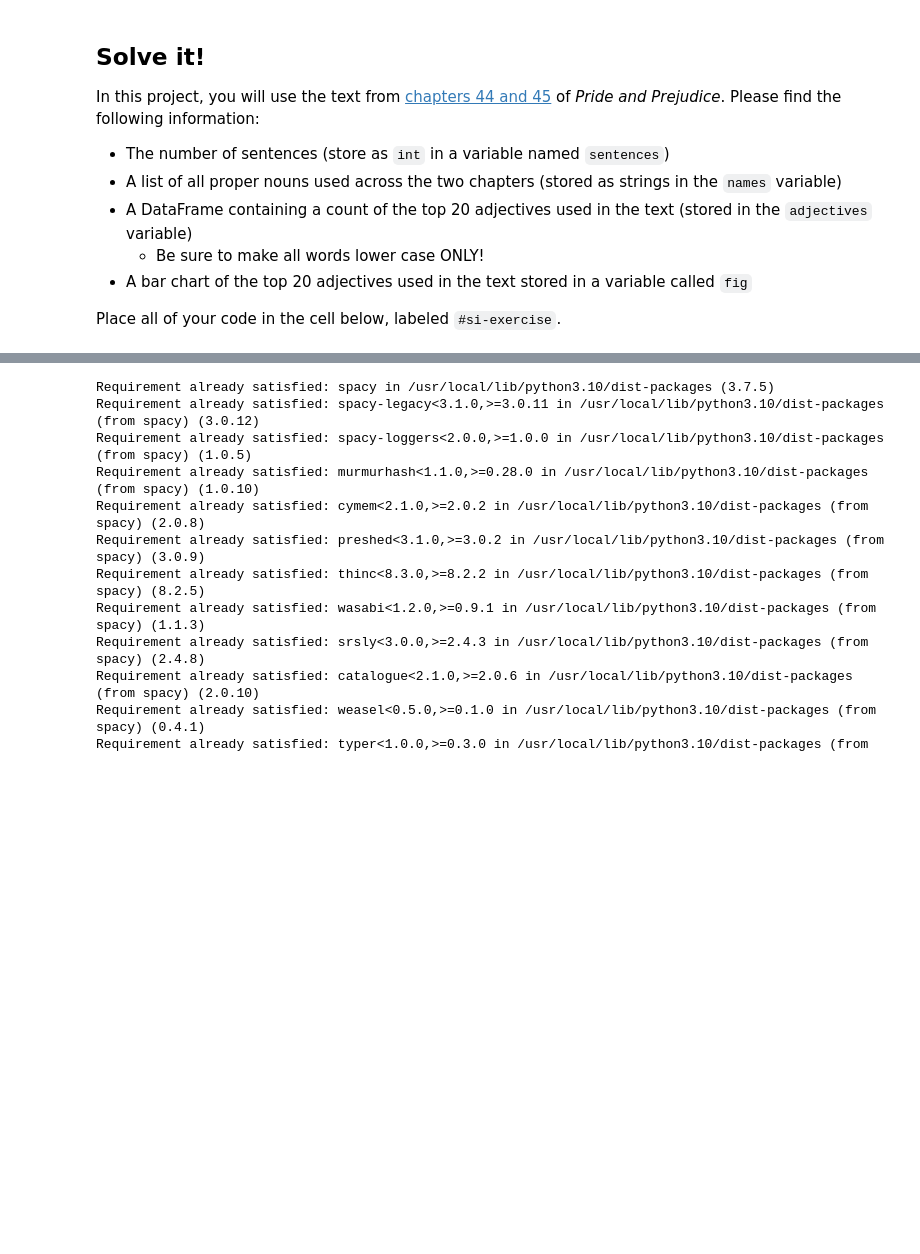
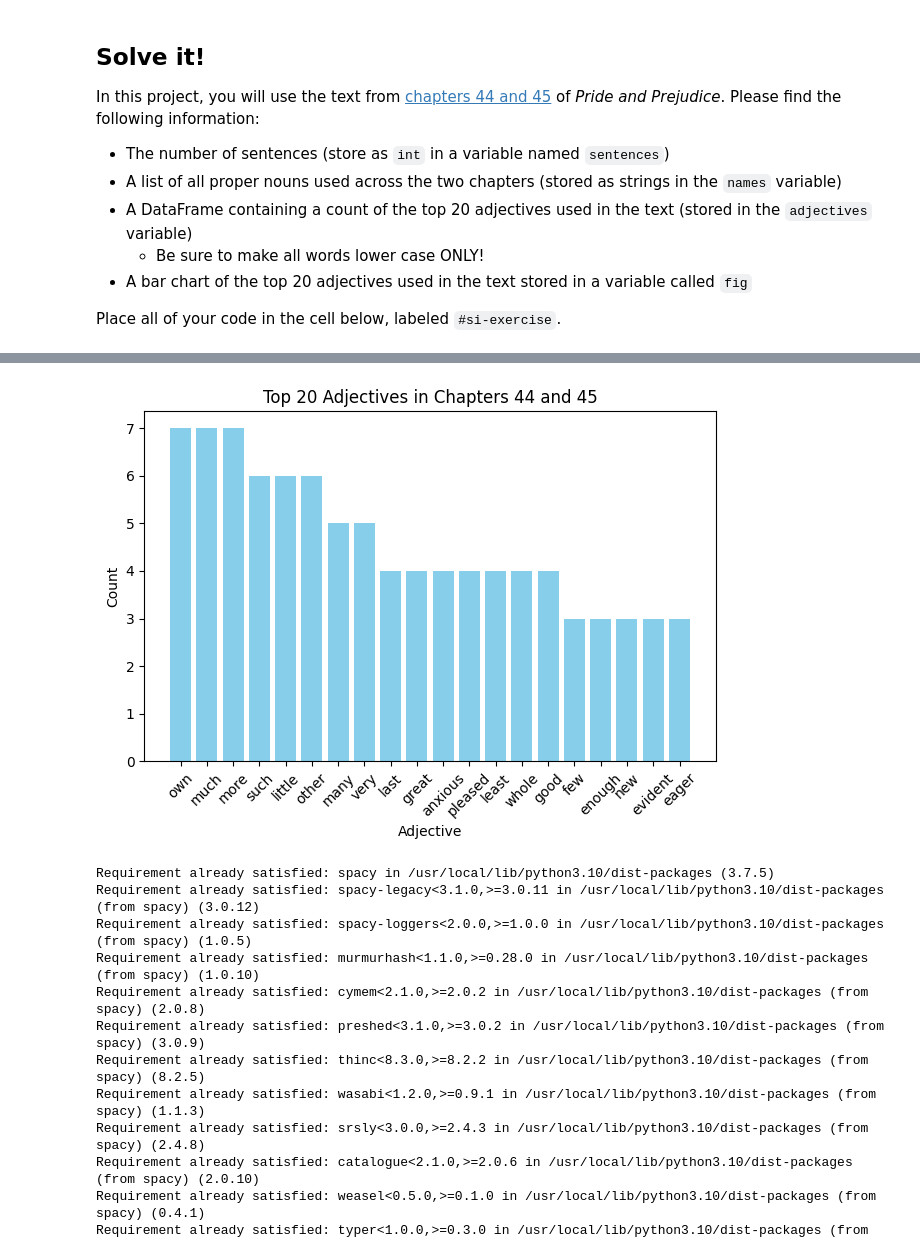
Before and after one commit to animaupadhyay12/econ8320-assignment-12, a Jupyter notebook: Lesson.ipynb, the cells around one changed output, grey strips where cells are left out. Cells and saved outputs as stored; diff of their text form; code cells hidden in the pictures; blank space fills up the shorter version.

```diff
--- a/Lesson.ipynb
+++ b/Lesson.ipynb
@@ -206,48 +206,99 @@ In this project, you will use the text from [chapters 44 and 45](https://github.
 
 Place all of your code in the cell below, labeled `#si-exercise`.
 # %%
+# #si-exercise
+# import requests
+# import re
+# import spacy
+# from spacytextblob.spacytextblob import SpacyTextBlob
+# import pandas as pd
+# import matplotlib.pyplot as plt
+# import plotly.express as px
+# import pandas as pd
+
+# text = requests.get("https://raw.githubusercontent.com/dustywhite7/Econ8320/refs/heads/master/AssignmentData/prideAndPrejudiceChapters.txt").text
+# sentences = re.split(r'[.!?]\s*', text)
+
+# sentences = [sentence for sentence in sentences if sentence.strip()]
+
+
+# sentences = len(sentences)
+
+
+# print("Number of sentences:", sentences)
+
+# nlp = spacy.load("en_core_web_sm")
+
+# doc = nlp(text)
+
+# names = [token.text for token in doc if token.pos_ == "PROPN"]
+
+# print(names)
+
+# adjectives = [token.text.lower() for token in doc if token.pos_ == "ADJ"]
+
+# adjective_counts = pd.DataFrame({'adjective': adjectives}).value_counts().reset_index(name='count')
+
+
+# adjective_counts.columns = ['adjective', 'count']
+
+
+# top_20_adjectives = adjective_counts.head(21)
+
+# print(top_20_adjectives)
+
+# px.bar(top_20_adjectives, x='adjective', y='count', color='adjective')
+
+
 #si-exercise
 import requests
 import re
 import spacy
-from spacytextblob.spacytextblob import SpacyTextBlob
 import pandas as pd
 import matplotlib.pyplot as plt
-import plotly.express as px
-import pandas as pd
 
+# Fetch the text from the URL
 text = requests.get("https://raw.githubusercontent.com/dustywhite7/Econ8320/refs/heads/master/AssignmentData/prideAndPrejudiceChapters.txt").text
-text
+
+# Split the text into sentences using regex and remove any empty strings
 sentences = re.split(r'[.!?]\s*', text)
-
 sentences = [sentence for sentence in sentences if sentence.strip()]
-
-
-sentences = len(sentences)
-
+sentences = len(sentences)  # Count the number of sentences
 
 print("Number of sentences:", sentences)
 
+# Load the spaCy language model
 nlp = spacy.load("en_core_web_sm")
-
 doc = nlp(text)
 
+# Extract proper nouns
 names = [token.text for token in doc if token.pos_ == "PROPN"]
+print("Proper nouns:", names)
 
-print(names)
-
+# Extract adjectives and convert to lowercase
 adjectives = [token.text.lower() for token in doc if token.pos_ == "ADJ"]
 
+# Create a DataFrame with the count of each adjective
 adjective_counts = pd.DataFrame({'adjective': adjectives}).value_counts().reset_index(name='count')
-
-
 adjective_counts.columns = ['adjective', 'count']
 
+# Select the top 20 adjectives
+top_20_adjectives = adjective_counts.head(20)
+print("Top 20 adjectives:", top_20_adjectives)
 
-top_20_adjectives = adjective_counts.head(20)
+# Create a bar chart using matplotlib
+fig, ax = plt.subplots()
+ax.bar(top_20_adjectives['adjective'], top_20_adjectives['count'], color='skyblue')
+ax.set_xlabel('Adjective')
+ax.set_ylabel('Count')
+ax.set_title('Top 20 Adjectives in Chapters 44 and 45')
+plt.xticks(rotation=45)
+plt.tight_layout()
 
-print(top_20_adjectives)
+# Store the figure in a variable
+fig
 
-px.bar(top_20_adjectives, x='adjective', y='count', color='adjective')
+# Show the bar chart
+plt.show()
 # %% [output]
 Number of sentences: 161
@@ -271,3 +321,4 @@ Number of sentences: 161
+[figure, added]
 # %%
 !pip install spacy
 # %% [output]
```
Also changed, not shown: parts of 1 cell of this notebook.
